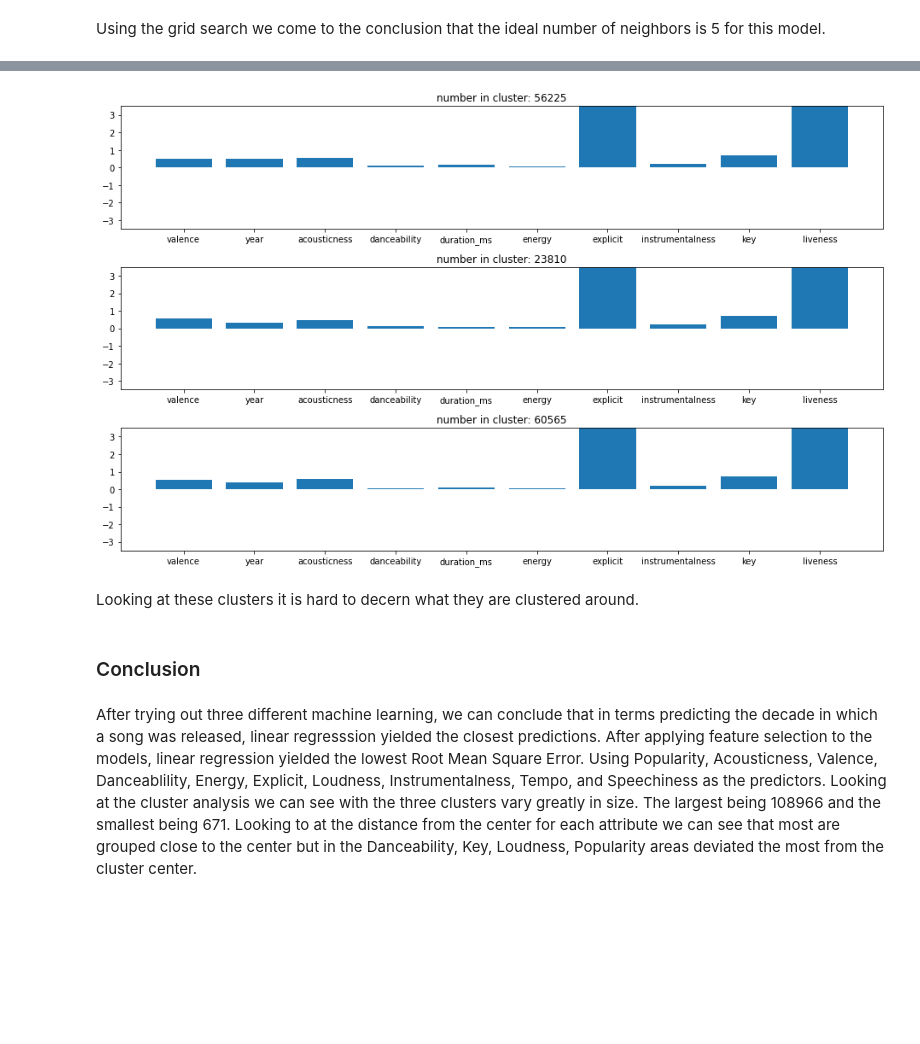
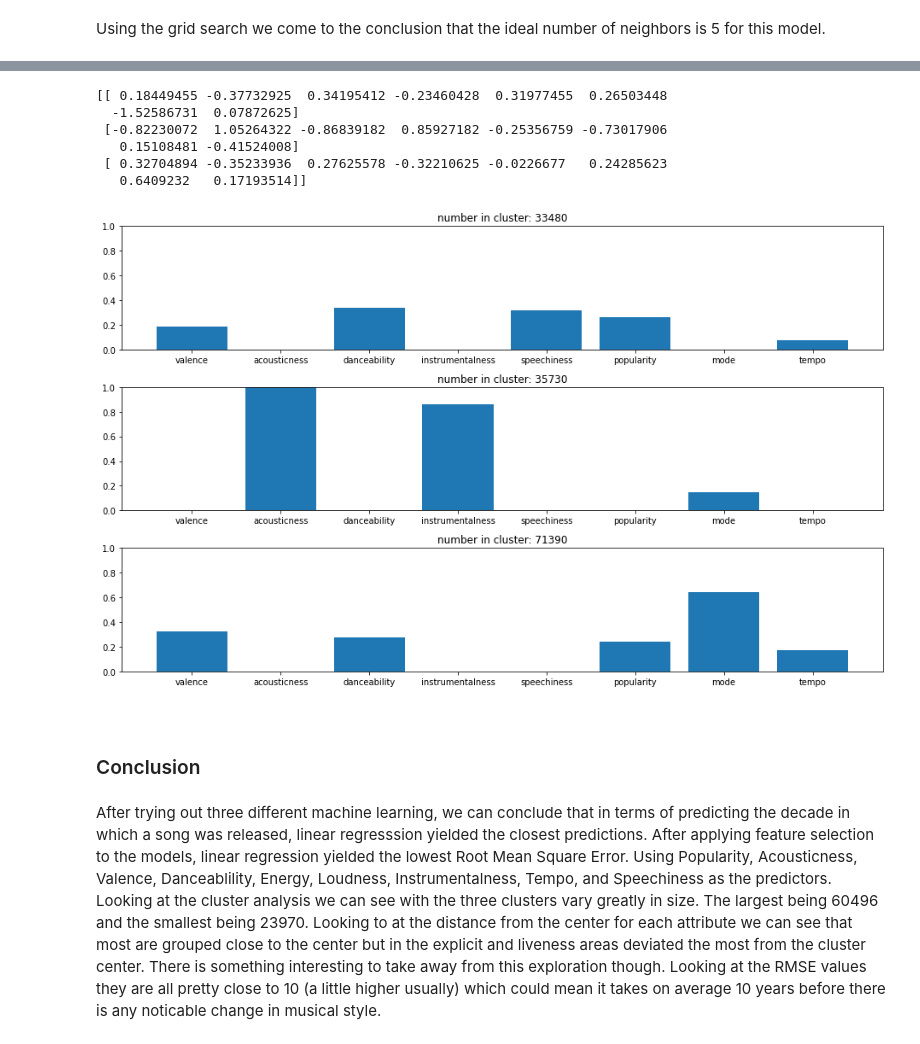
Before and after one commit to andrew-cline/cst-383-spotify_notebook, a Jupyter notebook: Project 2.ipynb, the cells around one changed output, grey strips where cells are left out. Cells and saved outputs as stored; diff of their text form; code cells hidden in the pictures; blank space fills up the shorter version.

Commit message:
edited the cluster areas

```diff
--- a/Project 2.ipynb
+++ b/Project 2.ipynb
@@ -215,7 +214,7 @@ print(rmse)
 # %% [markdown]
 Decision Tree Regression with all selected features produces an RMSE of 13.57, which is better than the baseline RMSE. This model could be improved through forward feature selection.
 # %%
-best_array = forward_feature_selection_lr(X_train, y_train, DecisionTreeRegressor(max_depth=3))
+best_array = forward_feature_selection(X_train, y_train, DecisionTreeRegressor(max_depth=3))
 feature_names = []
 for i in best_array:
     feature_names.append(predictors[i])
@@ -283,7 +281,7 @@ print(rmse)
 # %% [markdown]
 Already there is an improvement in RMSE and this is without forward feature selection. Now lets use forward feature selection and see if there is a larger improvement.
 # %%
-best_array = forward_feature_selection_lr(X_train, y_train, DecisionTreeRegressor(max_depth=5))
+best_array = forward_feature_selection(X_train, y_train, DecisionTreeRegressor(max_depth=5))
 feature_names = []
 for i in best_array:
     feature_names.append(predictors[i])
@@ -348,2 +327,2 @@ def forward_feature_selection_lr(X_train,y_train):
 # %%
-best_array=forward_feature_selection_lr(X_train,y_train)
+best_array=forward_feature_selection(X_train,y_train)
@@ -450,24 +386,36 @@ RMSE: 9.08
+# %%
+predictors = ['valence', 'acousticness', 'danceability','instrumentalness',
+              'speechiness', 'popularity', 'mode', 'tempo']
+df1 = df[predictors].apply(zscore)
+X = df1[predictors].values
 # %%
 k = 3
 kmeans = KMeans(n_clusters=k)
 kmeans.fit(X)
 centers = kmeans.cluster_centers_
 counts = np.bincount(kmeans.labels_)
 n = len(predictors)
+print(centers)
 
 fix, ax = plt.subplots(k, 1, figsize=(13,8))
 for i, axi in enumerate(ax.flat):
     axi.bar(range(n), centers[i,:])
     axi.set_title('number in cluster: {}'.format(counts[i]))
-    axi.set_ylim(-3.5, 3.5)
+    axi.set_ylim(0, 1)
     axi.set_xticks(range(n))
-    axi.set_xticklabels(df.columns[:n])
+    axi.set_xticklabels(df1.columns[:n])
 plt.tight_layout()
 # %% [output]
+[[ 0.18449455 -0.37732925  0.34195412 -0.23460428  0.31977455  0.26503448
+  -1.52586731  0.07872625]
+ [-0.82230072  1.05264322 -0.86839182  0.85927182 -0.25356759 -0.73017906
+   0.15108481 -0.41524008]
+ [ 0.32704894 -0.35233936  0.27625578 -0.32210625 -0.0226677   0.24285623
+   0.6409232   0.17193514]]
-[figure, old version]
+[figure, new version]
-# %% [markdown]
-<p>Looking at these clusters it is hard to decern what they are clustered around.</p>
+# %% [markdown]
+<p></p>
 # %% [markdown]
 ### Conclusion
 # %% [markdown]
-<p>After trying out three different machine learning, we can conclude that in terms predicting the decade in which a song was released, linear regresssion yielded the closest predictions. After applying feature selection to the models, linear regression yielded the lowest Root Mean Square Error. Using Popularity, Acousticness, Valence, Danceablility, Energy, Explicit, Loudness, Instrumentalness, Tempo, and Speechiness as the predictors. Looking at the cluster analysis we can see with the three clusters vary greatly in size. The largest being 108966 and the smallest being 671. Looking to at the distance from the center for each attribute we can see that most are grouped close to the center but in the Danceability, Key, Loudness, Popularity areas deviated the most from the cluster center.  </p>
+<p>After trying out three different machine learning, we can conclude that in terms of predicting the decade in which a song was released, linear regresssion yielded the closest predictions. After applying feature selection to the models, linear regression yielded the lowest Root Mean Square Error. Using Popularity, Acousticness, Valence, Danceablility, Energy, Loudness, Instrumentalness, Tempo, and Speechiness as the predictors. Looking at the cluster analysis we can see with the three clusters vary greatly in size. The largest being 60496 and the smallest being 23970. Looking to at the distance from the center for each attribute we can see that most are grouped close to the center but in the explicit and liveness areas deviated the most from the cluster center. There is something interesting to take away from this exploration though. Looking at the RMSE values they are all pretty close to 10 (a little higher usually) which could mean it takes on average 10 years before there is any noticable change in musical style.</p>
```
Also changed, not shown: parts of 20 cells of this notebook.
